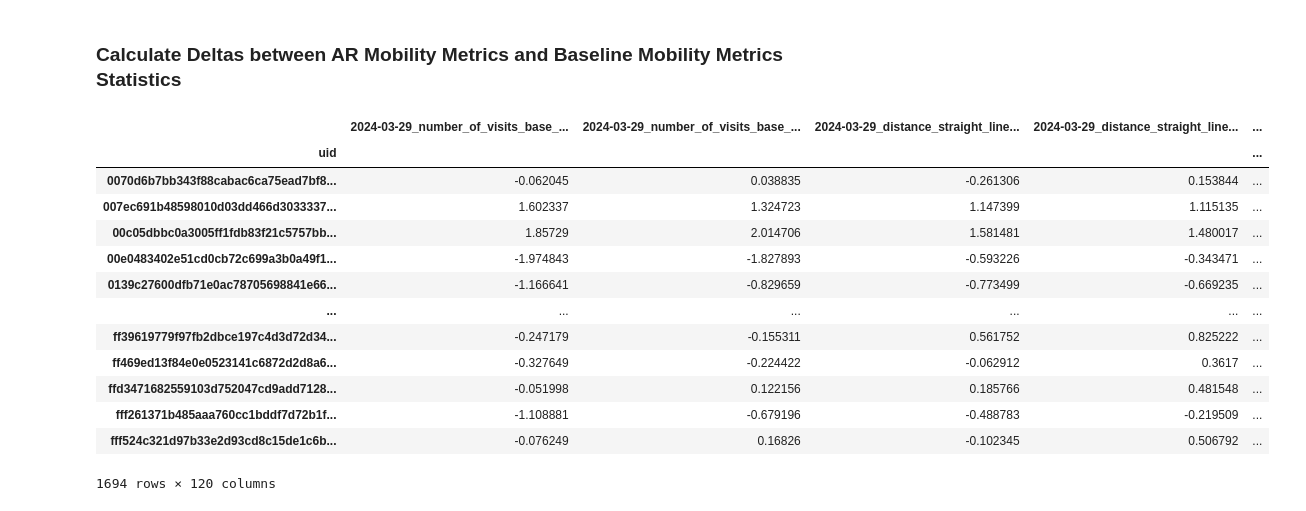
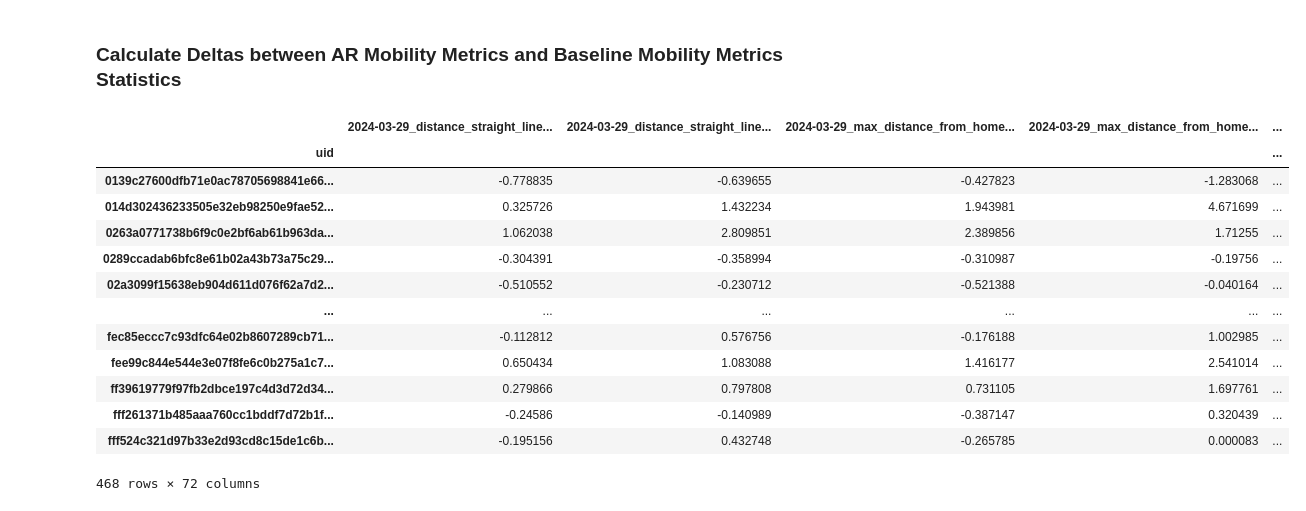
Before and after one commit to ai2es/cat-rain, a Jupyter notebook: notebooks/mrms_mobility_integration_daily.ipynb, the cells around one changed output. Drawn from its saved outputs; the diff is of its cells as text; code cells hidden in the pictures.

```diff
--- a/notebooks/mrms_mobility_integration_daily.ipynb
+++ b/notebooks/mrms_mobility_integration_daily.ipynb
@@ -91,7 +152,7 @@ def cycle_through_mrms_variables(row_group, home_loc_df, variables, date_strs, v
     tree, proj, mrms_lon_grid_shape = create_tree(mrms_ds)
 
     df_sub = home_loc_df[home_loc_df.row_group == row_group]
-    _, points = tree.query(np.column_stack(proj(df_sub['lng_home'], df_sub['lat_home'])))
+    _, points = tree.query(np.column_stack(proj(df_sub['lng'], df_sub['lat'])))
     idx = np.column_stack(np.unravel_index(points, mrms_lon_grid_shape))
 
     for variable, date_str, variable_aggregate in product(variables, date_strs, variable_aggregates):
@@ -157,7 +218,7 @@ baseline_dates = all_dates.difference(AR_dates)
 column_heads=['base_all', 'base_weekend', 'base_weekday', 'base_fri', 'base_sat', 'base_sun', 'base_mon']
 column_subs = ['mean', 'std', 'median', 'iqr', 'n']
 columns = [c+'_'+cs for c in column_heads for cs in column_subs]
-mobility_metrics = ['number_of_visits', 'distance_straight_line', 'radius_of_gyration', 'num_stops', 'max_distance_from_home']
+mobility_metrics = ['distance_straight_line', 'max_distance_from_home', 'num_stops']
 columns = [mm+'_'+c for c in columns for mm in mobility_metrics]
 column_heads_weekdays = {'base_all': [0,1,2,3,4,5,6],
                          'base_weekend': [5,6],
@@ -167,22 +228,32 @@ column_heads_weekdays = {'base_all': [0,1,2,3,4,5,6],
                          'base_sun': [6],
                          'base_mon': [0]}
 
+baseline_uids = {'base_all': 'uids_20251029_1740.parquet',
+                 'base_weekend': 'uids_20251029_0343.parquet',
+                 'base_weekday': 'uids_20251103_1036.parquet',
+                 'base_fri': 'uids_20251028_1236.parquet',
+                 'base_sat': 'uids_20251028_1253.parquet',
+                 'base_sun': 'uids_20251028_1307.parquet',
+                 'base_mon': 'uids_20251028_1312.parquet'}
+
 df = pd.DataFrame(index=combined_data.index, columns=columns)
 
 series_list = []
 for baseline_date in baseline_dates:
     weekday = baseline_date.day_of_week
-    ### TODO: change to new analysis_ready_data directory generated without 1ping/day filtering once it has been run
-    data_dir = f"/glade/campaign/cisl/aiml/cat_flood/analysis_ready_data_20250805/{baseline_date.strftime('%Y')}/"
+    data_dir = f"/glade/campaign/cisl/aiml/cat_flood/analysis_ready_data_20251110/"
     fn = f"veraset_{baseline_date.strftime('%Y-%m-%d')}_PST_chunked.parquet"
-    metrics = pd.read_parquet(data_dir + fn)
-    print(f"Overlap UIDs: {np.intersect1d(metrics.uid.unique(), combined_data.index.unique()).shape}")
-    metrics = metrics[metrics.uid.isin(combined_data.index)].set_index("uid", drop=True)
+    metrics = pd.read_parquet(data_dir + fn).set_index("uid", drop=True)
+    # print(f"Overlap UIDs: {np.intersect1d(metrics.uid.unique(), combined_data.index.unique()).shape}")
+    # metrics = metrics[metrics.uid.isin(combined_data.index)].set_index("uid", drop=True)
 
     for column_head in column_heads:
+        with open(f"/glade/campaign/cisl/aiml/cat_flood/uids/{baseline_uids[column_head]}", 'rb') as file:
+            baseline_uids_list = pickle.load(file)
+        metrics_baseline = metrics[metrics.index.isin(baseline_uids_list)]
         if weekday in column_heads_weekdays[column_head]:
             for mobility_metric in mobility_metrics:
                 col = mobility_metric + '_' + column_head
-                series_list.append(pd.Series(metrics[mobility_metric], name=col, index=metrics.index))
+                series_list.append(pd.Series(metrics_baseline[mobility_metric], name=col, index=metrics_baseline.index))
         else:
             continue
@@ -247,53 +319,48 @@ all_data.to_parquet(join(save_out_path, file_path))
 ### Calculate Deltas between AR Mobility Metrics and Baseline Mobility Metrics Statistics
 # %%
 column_heads=['base_all', 'base_weekend', 'base_weekday', 'base_fri', 'base_sat', 'base_sun', 'base_mon']
-mobility_metrics = ['number_of_visits', 'distance_straight_line', 'radius_of_gyration', 'num_stops', 'max_distance_from_home']
+mobility_metrics = ['distance_straight_line', 'max_distance_from_home', 'num_stops']
 column_heads_weekdays = {'base_all': [0,1,2,3,4,5,6],
                          'base_weekend': [5,6],
                          'base_weekday': [0,1,2,3,4],
                          'base_fri': [4],
                          'base_sat': [5],
                          'base_sun': [6],
                          'base_mon': [0]}
 
 series_list = []
 for AR_date in AR_dates:
     weekday = AR_date.day_of_week
-    ### TODO: change to new analysis_ready_data directory generated without 1ping/day filtering once it has been run
-    data_dir = f"/glade/campaign/cisl/aiml/cat_flood/analysis_ready_data_20250805/{AR_date.strftime('%Y')}/"
+    data_dir = f"/glade/campaign/cisl/aiml/cat_flood/analysis_ready_data_20251110/"
     fn = f"veraset_{AR_date.strftime('%Y-%m-%d')}_PST_chunked.parquet"
     metrics = pd.read_parquet(data_dir + fn)
     metrics = metrics[metrics.uid.isin(all_data.index)].set_index("uid", drop=True)
     for column_head in column_heads:
         if weekday in column_heads_weekdays[column_head]:
             for mobility_metric in mobility_metrics:
                 col = mobility_metric + '_' + column_head
-                try:
-                    delta = (metrics[mobility_metric] - all_data[col+'_mean'])/all_data[col+'_std']
-                except:
-                    delta = (metrics[mobility_metric] - all_data[col+'_mean'])/all_data[col+'_std']
+                all_data[col+'_std'] = all_data[col+'_std'].clip(0.0001)
+                all_data[col+'_iqr'] = all_data[col+'_iqr'].clip(0.0001)
+                delta = (metrics[mobility_metric] - all_data[col+'_mean'])/all_data[col+'_std']
                 series_list.append(pd.Series(delta, name=f"{AR_date.strftime('%Y-%m-%d')}_{col}_z", index=all_data.index))
-                try:
-                    delta = (metrics[mobility_metric] - all_data[col+'_median'])/all_data[col+'_iqr']
-                except:
-                    delta = (metrics[mobility_metric] - all_data[col+'_median'])/all_data[col+'_iqr']
+                delta = (metrics[mobility_metric] - all_data[col+'_median'])/all_data[col+'_iqr']
                 series_list.append(pd.Series(delta, name=f"{AR_date.strftime('%Y-%m-%d')}_{col}_modz", index=all_data.index))
         else:
             continue
 df_deltas = pd.concat(series_list, axis=1, join="inner")
 df_deltas
 # %% [output]
-|  | 2024-03-29_number_of_visits_base_... | 2024-03-29_number_of_visits_base_... | 2024-03-29_distance_straight_line... | 2024-03-29_distance_straight_line... | ... |
+|  | 2024-03-29_distance_straight_line... | 2024-03-29_distance_straight_line... | 2024-03-29_max_distance_from_home... | 2024-03-29_max_distance_from_home... | ... |
 | uid |  |  |  |  | ... |
-| 0070d6b7bb343f88cabac6ca75ead7bf8... | -0.062045 | 0.038835 | -0.261306 | 0.153844 | ... |
-| 007ec691b48598010d03dd466d3033337... | 1.602337 | 1.324723 | 1.147399 | 1.115135 | ... |
-| 00c05dbbc0a3005ff1fdb83f21c5757bb... | 1.85729 | 2.014706 | 1.581481 | 1.480017 | ... |
-| 00e0483402e51cd0cb72c699a3b0a49f1... | -1.974843 | -1.827893 | -0.593226 | -0.343471 | ... |
-| 0139c27600dfb71e0ac78705698841e66... | -1.166641 | -0.829659 | -0.773499 | -0.669235 | ... |
+| 0139c27600dfb71e0ac78705698841e66... | -0.778835 | -0.639655 | -0.427823 | -1.283068 | ... |
+| 014d302436233505e32eb98250e9fae52... | 0.325726 | 1.432234 | 1.943981 | 4.671699 | ... |
+| 0263a0771738b6f9c0e2bf6ab61b963da... | 1.062038 | 2.809851 | 2.389856 | 1.71255 | ... |
+| 0289ccadab6bfc8e61b02a43b73a75c29... | -0.304391 | -0.358994 | -0.310987 | -0.19756 | ... |
+| 02a3099f15638eb904d611d076f62a7d2... | -0.510552 | -0.230712 | -0.521388 | -0.040164 | ... |
 | ... | ... | ... | ... | ... | ... |
-| ff39619779f97fb2dbce197c4d3d72d34... | -0.247179 | -0.155311 | 0.561752 | 0.825222 | ... |
-| ff469ed13f84e0e0523141c6872d2d8a6... | -0.327649 | -0.224422 | -0.062912 | 0.3617 | ... |
-| ffd3471682559103d752047cd9add7128... | -0.051998 | 0.122156 | 0.185766 | 0.481548 | ... |
-| fff261371b485aaa760cc1bddf7d72b1f... | -1.108881 | -0.679196 | -0.488783 | -0.219509 | ... |
-| fff524c321d97b33e2d93cd8c15de1c6b... | -0.076249 | 0.16826 | -0.102345 | 0.506792 | ... |
+| fec85eccc7c93dfc64e02b8607289cb71... | -0.112812 | 0.576756 | -0.176188 | 1.002985 | ... |
+| fee99c844e544e3e07f8fe6c0b275a1c7... | 0.650434 | 1.083088 | 1.416177 | 2.541014 | ... |
+| ff39619779f97fb2dbce197c4d3d72d34... | 0.279866 | 0.797808 | 0.731105 | 1.697761 | ... |
+| fff261371b485aaa760cc1bddf7d72b1f... | -0.24586 | -0.140989 | -0.387147 | 0.320439 | ... |
+| fff524c321d97b33e2d93cd8c15de1c6b... | -0.195156 | 0.432748 | -0.265785 | 0.000083 | ... |
-1694 rows × 120 columns
+468 rows × 72 columns
```
Also changed, not shown: parts of 16 cells of this notebook, 8 other files.
